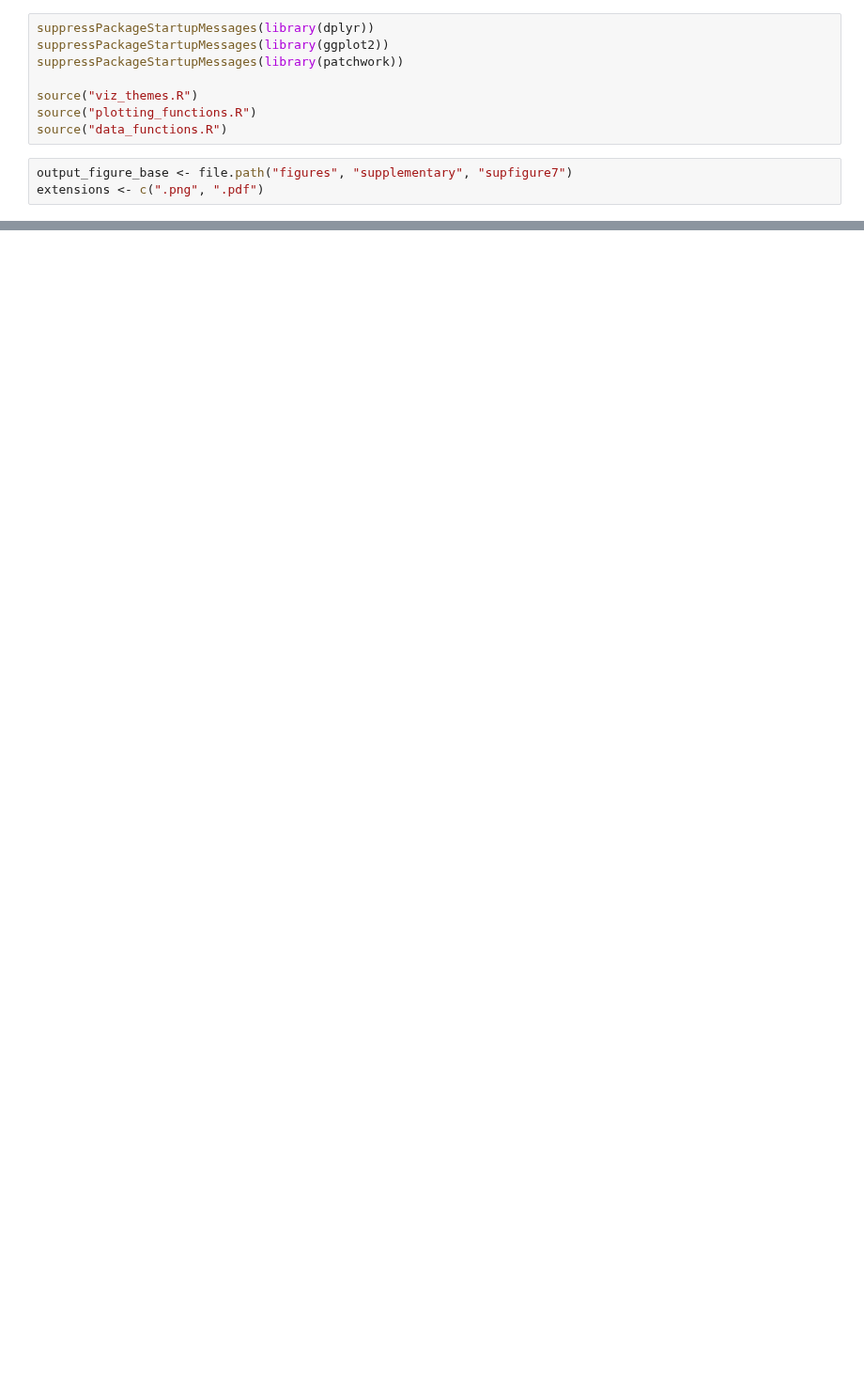
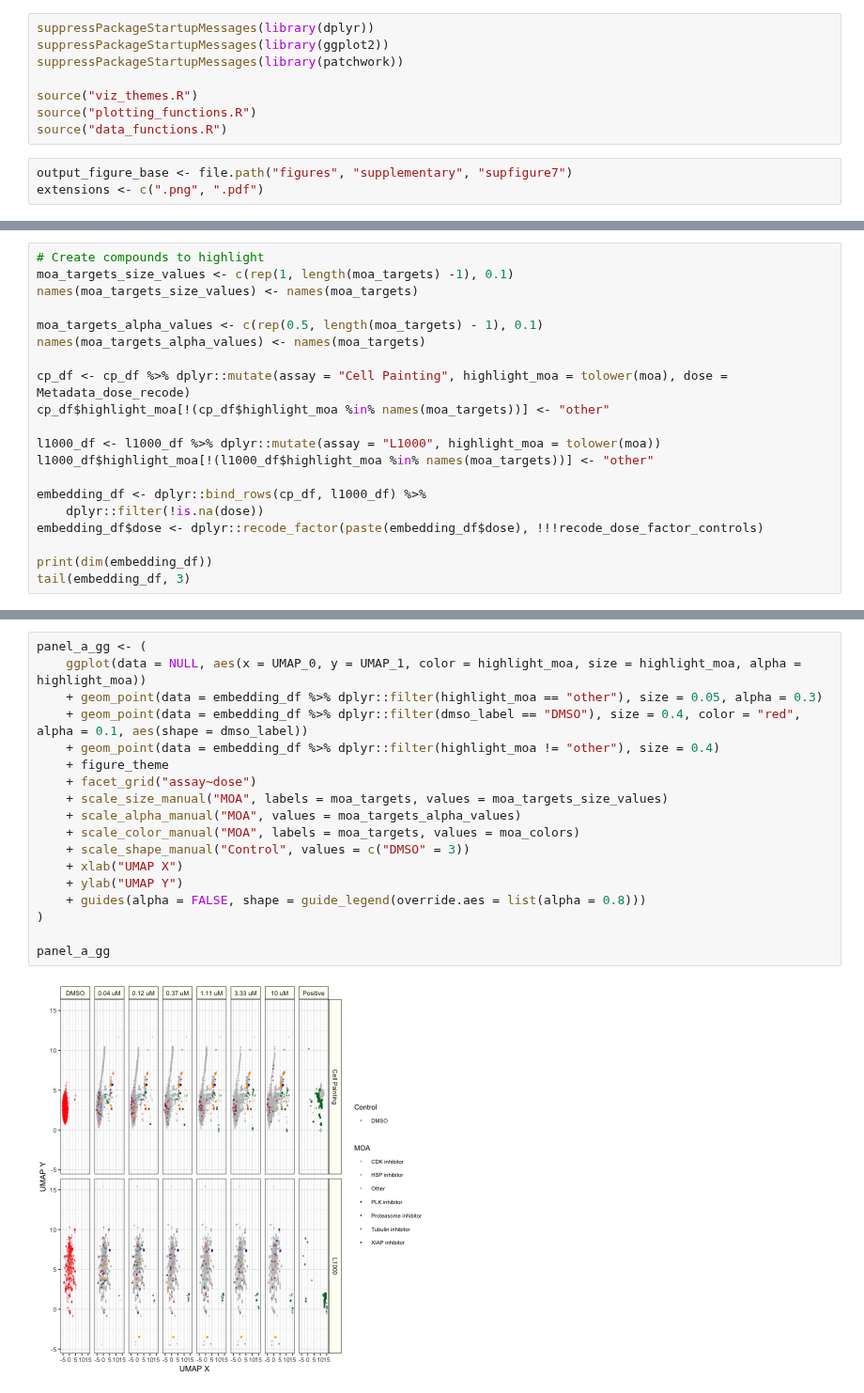
Before and after one commit to broadinstitute/lincs-profiling-complementarity, a Jupyter notebook: 6.paper_figures/supplementary-figure7.ipynb, the cells around one changed output, grey strips where cells are left out. Shown at 94% size. Drawn from its saved outputs; the diff is of its cells as text; blank space fills up the shorter version.

```diff
--- a/6.paper_figures/supplementary-figure7.ipynb
+++ b/6.paper_figures/supplementary-figure7.ipynb
@@ -130,0 +21,20 @@ panel_c_gg
+# %%
+# Create compounds to highlight
+moa_targets_size_values <- c(rep(1, length(moa_targets) -1), 0.1)
+names(moa_targets_size_values) <- names(moa_targets)
+
+moa_targets_alpha_values <- c(rep(0.5, length(moa_targets) - 1), 0.1)
+names(moa_targets_alpha_values) <- names(moa_targets)
+
+cp_df <- cp_df %>% dplyr::mutate(assay = "Cell Painting", highlight_moa = tolower(moa), dose = Metadata_dose_recode)
+cp_df$highlight_moa[!(cp_df$highlight_moa %in% names(moa_targets))] <- "other"
+
+l1000_df <- l1000_df %>% dplyr::mutate(assay = "L1000", highlight_moa = tolower(moa))
+l1000_df$highlight_moa[!(l1000_df$highlight_moa %in% names(moa_targets))] <- "other"
+
+embedding_df <- dplyr::bind_rows(cp_df, l1000_df) %>%
+    dplyr::filter(!is.na(dose))
+embedding_df$dose <- dplyr::recode_factor(paste(embedding_df$dose), !!!recode_dose_factor_controls)
+
+print(dim(embedding_df))
+tail(embedding_df, 3)
@@ -130,0 +49,20 @@ panel_c_gg
+# %%
+panel_a_gg <- (
+    ggplot(data = NULL, aes(x = UMAP_0, y = UMAP_1, color = highlight_moa, size = highlight_moa, alpha = highlight_moa))
+    + geom_point(data = embedding_df %>% dplyr::filter(highlight_moa == "other"), size = 0.05, alpha = 0.3)
+    + geom_point(data = embedding_df %>% dplyr::filter(dmso_label == "DMSO"), size = 0.4, color = "red", alpha = 0.1, aes(shape = dmso_label))
+    + geom_point(data = embedding_df %>% dplyr::filter(highlight_moa != "other"), size = 0.4)
+    + figure_theme
+    + facet_grid("assay~dose")
+    + scale_size_manual("MOA", labels = moa_targets, values = moa_targets_size_values)
+    + scale_alpha_manual("MOA", values = moa_targets_alpha_values)
+    + scale_color_manual("MOA", labels = moa_targets, values = moa_colors)
+    + scale_shape_manual("Control", values = c("DMSO" = 3))
+    + xlab("UMAP X")
+    + ylab("UMAP Y")
+    + guides(alpha = FALSE, shape = guide_legend(override.aes = list(alpha = 0.8)))
+)
+
+panel_a_gg
+# %% [output]
+[figure, added]
```
Also changed, not shown: parts of 18 cells of this notebook, 51 other files.
